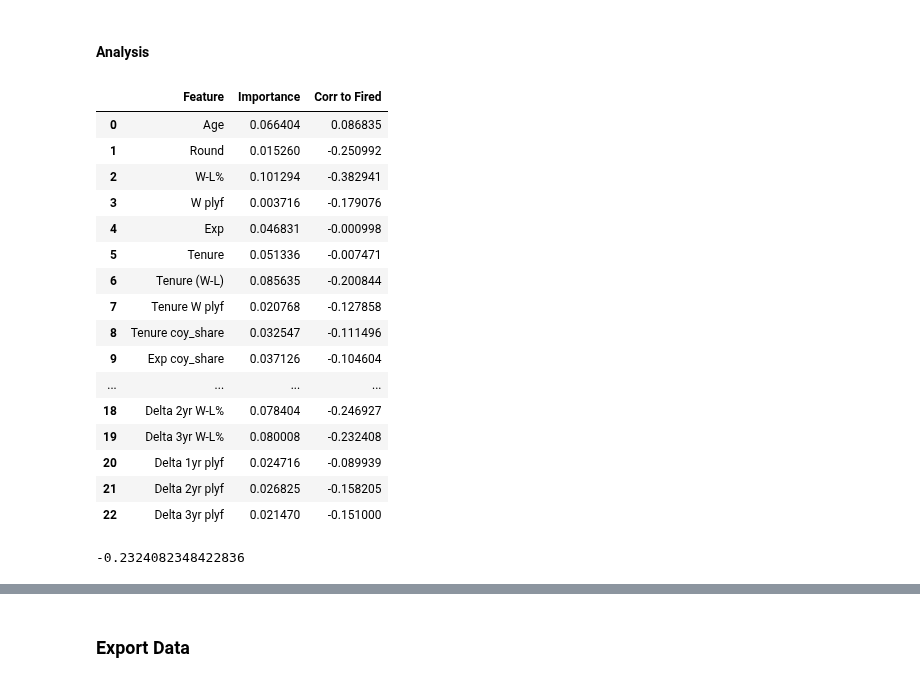
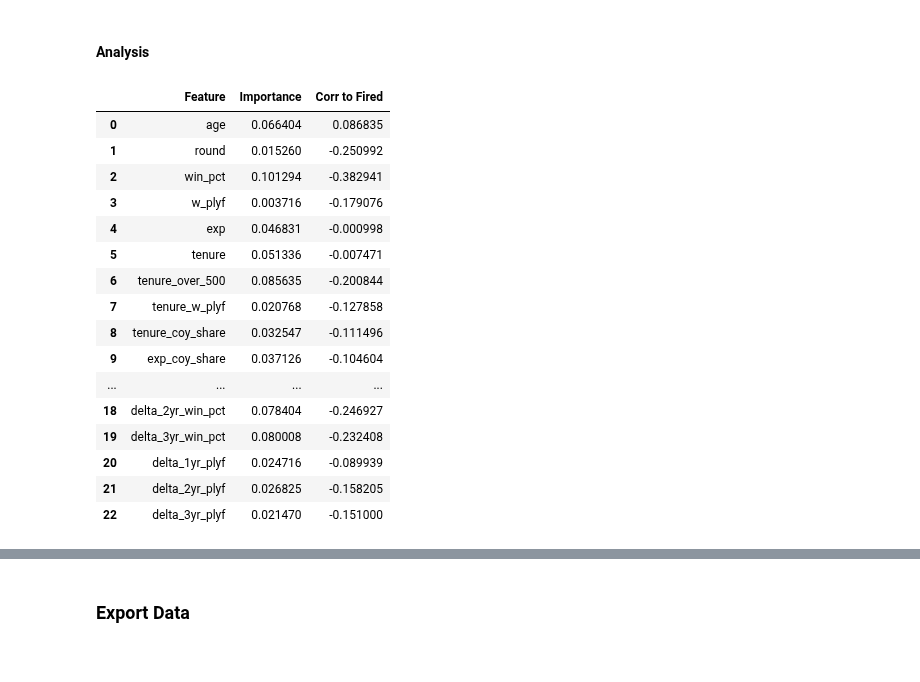
Before and after one commit to nhford/hot-seat-backend, a Jupyter notebook: hot_seat.ipynb, the cells around one changed output, grey strips where cells are left out. Saved outputs shown, nothing was run; the diff lists cells and outputs as text; code cells hidden in the pictures.

```diff
--- a/hot_seat.ipynb
+++ b/hot_seat.ipynb
@@ -931,5 +943,10 @@ DATASET[DATASET['id']=='VrabMi0']
 | 1510 | 0 | VrabMi0 | 2022 | TEN | 47 | 0 | 0.412 | 0.0 | 5 | 5 | ... | ... |
 | 1511 | 1 | VrabMi0 | 2023 | TEN | 48 | 0 | 0.353 | 0.0 | 6 | 6 | ... | ... |
 6 rows × 27 columns
+# %%
+def clean_column_names(df):
+    df = df.rename(columns={'Tenure (W-L)':'tenure_over_500'})
+    df.columns = df.columns.map(lambda x: x.lower().replace(' ','_').replace('w-l%','win_pct'))
+    return df
 # %%
 # TODO: all features centered at 0 are unchanged (SRS, W-L,etc.), but all others are seeded with vegas expectation
@@ -983,14 +992,16 @@ from sklearn.model_selection import GroupKFold
 from sklearn.ensemble import RandomForestClassifier
 from sklearn.metrics import accuracy_score
 from sklearn.tree import plot_tree, export_text
+from sklearn.metrics import confusion_matrix
 
 # Example data
 data = get_training(curr=with_race,fetch=True)
+data = clean_column_names(data)
 
 # Features and target
-labels = data[['Fired','Year','Tm','id']]
-X = data.drop(columns=['Fired','Year','Tm','id'])
-y = data["Fired"]
+labels = data[['fired','year','tm','id']]
+X = data.drop(columns=['fired','year','tm','id'])
+y = data["fired"]
 groups = data["id"]
 
 # Initialize the model
@@ -1000,6 +1011,8 @@ model = RandomForestClassifier(random_state=42)
 group_kfold = GroupKFold(n_splits=5)
 
 final = pd.DataFrame()
+all_predictions = []
+all_actuals = []
 
 # Train and evaluate
 for train_idx, test_idx in tqdm(group_kfold.split(X, y, groups=groups)):
@@ -1016,7 +1029,10 @@ for train_idx, test_idx in tqdm(group_kfold.split(X, y, groups=groups)):
 
     final = pd.concat([final,temp])
     print(f"Accuracy: {accuracy_score(y_test, predictions)}")
-    # print(classification_report(y_test, predictions))
-    # RocCurveDisplay.from_estimator(model, X_test, y_test)
+    print(classification_report(y_test, predictions))
+
+    # Store predictions and actuals for overall confusion matrix
+    all_predictions.extend(predictions)
+    all_actuals.extend(y_test)
 # %% [output]
 Accuracy: 0.8647798742138365
@@ -1105,27 +1167,23 @@ plt.show()
 #### Analysis
 # %%
 importances = pd.DataFrame({'Feature':X.columns, 'Importance': model.feature_importances_,})
-importances['Corr to Fired'] = importances['Feature'].map(lambda x: data[x].corr(data['Fired']))
+importances['Corr to Fired'] = importances['Feature'].map(lambda x: data[x].corr(data['fired']))
 importances
 # %% [output]
 |  | Feature | Importance | Corr to Fired |
-| 0 | Age | 0.066404 | 0.086835 |
-| 1 | Round | 0.015260 | -0.250992 |
-| 2 | W-L% | 0.101294 | -0.382941 |
-| 3 | W plyf | 0.003716 | -0.179076 |
-| 4 | Exp | 0.046831 | -0.000998 |
-| 5 | Tenure | 0.051336 | -0.007471 |
-| 6 | Tenure (W-L) | 0.085635 | -0.200844 |
-| 7 | Tenure W plyf | 0.020768 | -0.127858 |
-| 8 | Tenure coy_share | 0.032547 | -0.111496 |
-| 9 | Exp coy_share | 0.037126 | -0.104604 |
+| 0 | age | 0.066404 | 0.086835 |
+| 1 | round | 0.015260 | -0.250992 |
+| 2 | win_pct | 0.101294 | -0.382941 |
+| 3 | w_plyf | 0.003716 | -0.179076 |
+| 4 | exp | 0.046831 | -0.000998 |
+| 5 | tenure | 0.051336 | -0.007471 |
+| 6 | tenure_over_500 | 0.085635 | -0.200844 |
+| 7 | tenure_w_plyf | 0.020768 | -0.127858 |
+| 8 | tenure_coy_share | 0.032547 | -0.111496 |
+| 9 | exp_coy_share | 0.037126 | -0.104604 |
 | ... | ... | ... | ... |
-| 18 | Delta 2yr W-L% | 0.078404 | -0.246927 |
-| 19 | Delta 3yr W-L% | 0.080008 | -0.232408 |
-| 20 | Delta 1yr plyf | 0.024716 | -0.089939 |
-| 21 | Delta 2yr plyf | 0.026825 | -0.158205 |
-| 22 | Delta 3yr plyf | 0.021470 | -0.151000 |
+| 18 | delta_2yr_win_pct | 0.078404 | -0.246927 |
+| 19 | delta_3yr_win_pct | 0.080008 | -0.232408 |
+| 20 | delta_1yr_plyf | 0.024716 | -0.089939 |
+| 21 | delta_2yr_plyf | 0.026825 | -0.158205 |
+| 22 | delta_3yr_plyf | 0.021470 | -0.151000 |
-# %%
-data['Delta 3yr W-L%'].corr(data['Fired'])
-# %% [output]
--0.2324082348422836
```
Also changed, not shown: parts of 33 cells of this notebook.
